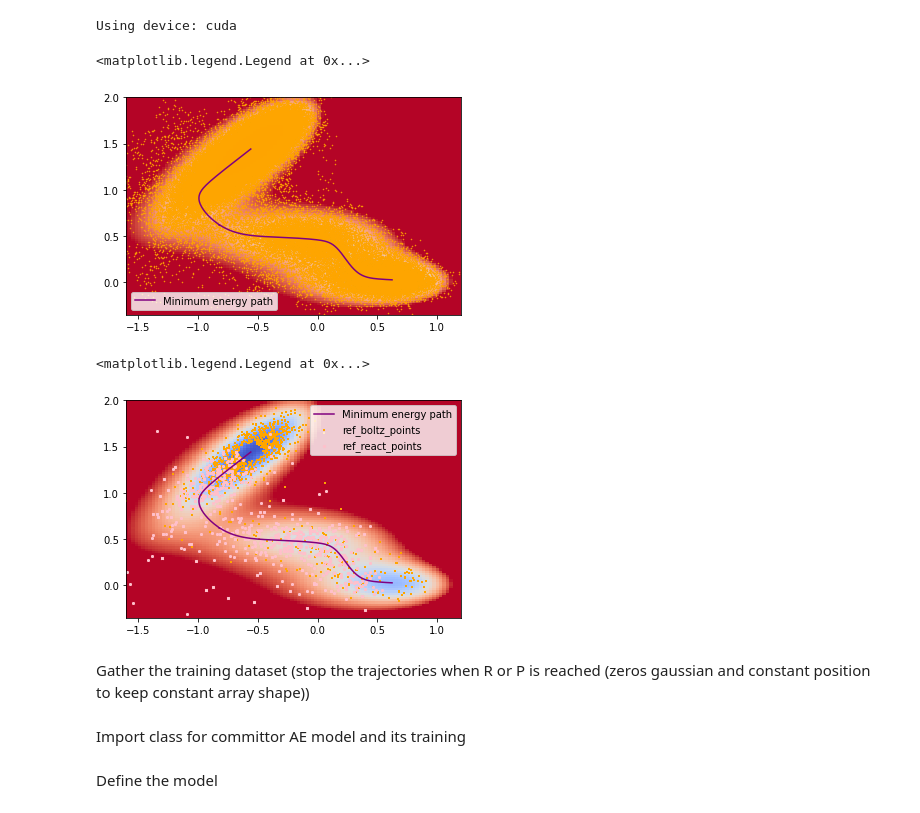
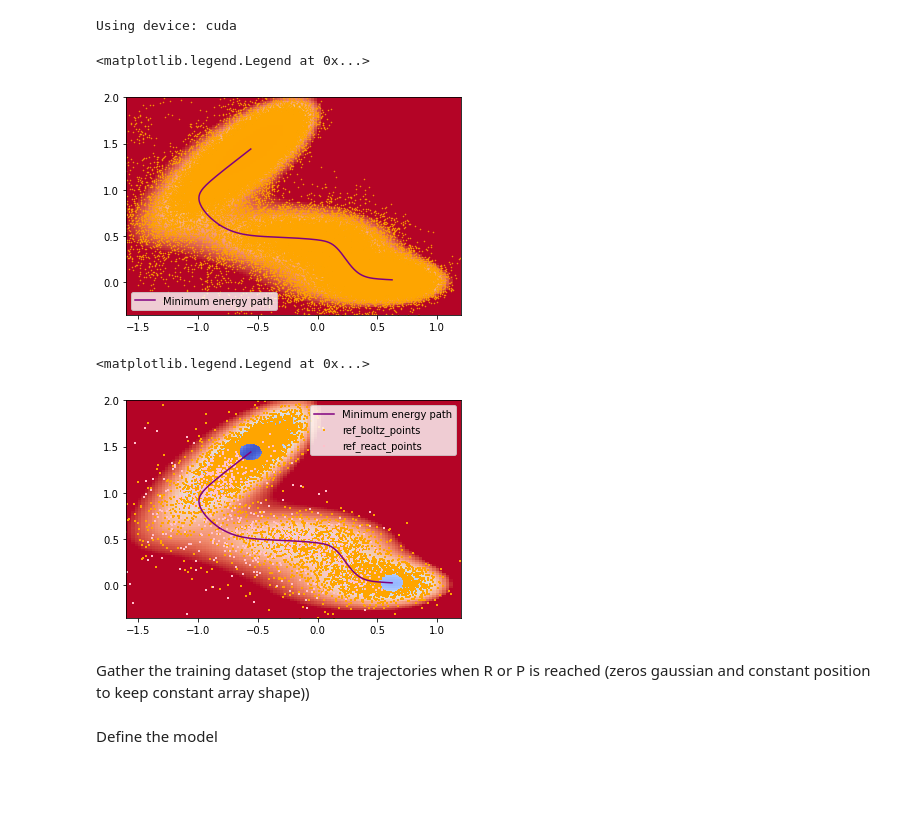
Before and after one commit to thomaspigeon/2dpotentials, a Jupyter notebook: Committor_overdamped_MullerBrown.ipynb, the cells around one changed output. Saved outputs shown, nothing was run; the diff lists cells and outputs as text; code cells hidden in the pictures; blank space fills up the shorter version.

```diff
--- a/Committor_overdamped_MullerBrown.ipynb
+++ b/Committor_overdamped_MullerBrown.ipynb
@@ -64,43 +68,42 @@ n_steps = 2* 10**5
 # %%
-set_all_seeds(seed)
-traj_dict = unbiased_OL_on_MB.run(x_0, n_steps, save_grad=False, save_gauss=True)
+react_points = np.loadtxt('react_trajs_mullerbrown.txt')
+boltz_points = np.loadtxt('bolts_traj_mullerbrown.txt')
 # %%
 fig = plt.figure()
 ax = fig.add_subplot()
 pot.plot_potential_heat_map(ax)
 ax.plot(MEP[:, 0], MEP[:, 1], color='purple', label='Minimum energy path')
-ax.scatter(traj_dict["x_traj"][:, 0], traj_dict["x_traj"][:, 1], marker=".", color="orange", s=1)
+ax.scatter(boltz_points[:, 0], boltz_points[:, 1], marker=".", color="orange", s=1)
 ax.legend()
 # %% [output]
 <matplotlib.legend.Legend at 0x...>
-[figure, old version]
+[figure, new version]
 # %%
-react_points = np.loadtxt('react_trajs_mullerbrown.txt')
-
+set_all_seeds(0)
 ref_react_points = []
 ref_boltz_points = []
-for i in range(1000):
-    index = np.random.choice(len(traj_dict["x_traj"]))
-    while pot.in_P(traj_dict["x_traj"][index]) or pot.in_R(traj_dict["x_traj"][index]):
-        index = np.random.choice(len(traj_dict["x_traj"]))
-    ref_boltz_points.append(traj_dict["x_traj"][index])
+for i in range(10000):
+    index = np.random.choice(len(boltz_points))
+    while pot.in_P(boltz_points[index]) or pot.in_R(boltz_points[index]):
+        index = np.random.choice(len(boltz_points))
+    ref_boltz_points.append(boltz_points[index])
     index = np.random.choice(len(react_points))
     while pot.in_P(react_points[index]) or pot.in_R(react_points[index]):
         index = np.random.choice(len(react_points))
     ref_react_points.append(react_points[index])
 ref_react_points = np.array(ref_react_points)
 ref_boltz_points = np.array(ref_boltz_points)
 
 fig = plt.figure()
 ax = fig.add_subplot()
 pot.plot_potential_heat_map(ax)
 ax.plot(MEP[:, 0], MEP[:, 1], color='purple', label='Minimum energy path')
 ax.scatter(ref_boltz_points[:, 0], ref_boltz_points[:, 1], marker="+", color="orange", s=5, label="ref_boltz_points")
-ax.scatter(ref_react_points[:, 0], ref_react_points[:, 1], marker="x", color="pink", s=5, label="ref_react_points")
+ax.scatter(ref_react_points[:, 0], ref_react_points[:, 1], marker="+", color="pink", s=5, label="ref_react_points")
 ax.legend()
 # %% [output]
 <matplotlib.legend.Legend at 0x...>
-[figure, old version]
+[figure, new version]
 # %% [markdown]
 Gather the training dataset (stop the trajectories when R or P is reached (zeros gaussian and constant position to keep constant array shape))
 # %%
@@ -177,4 +182,2 @@ dataset["multiple_trajs_gauss"] = np.zeros_like(dataset["multiple_trajs_gauss"])
-# %% [markdown]
-Import class for committor AE model and its training
 # %% [markdown]
 Define the model
```
Also changed, not shown: parts of 36 cells of this notebook, 4 other files.
